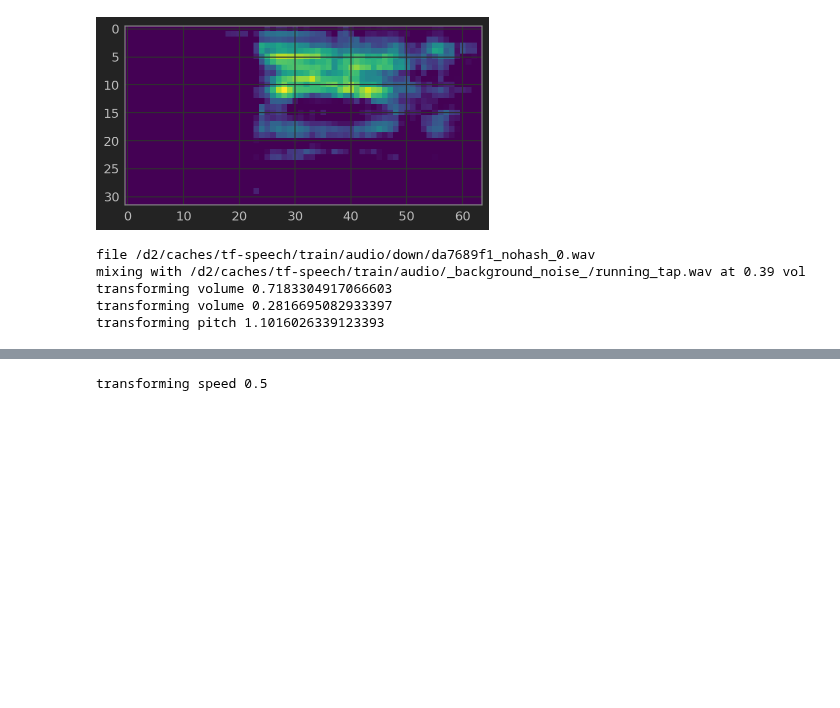
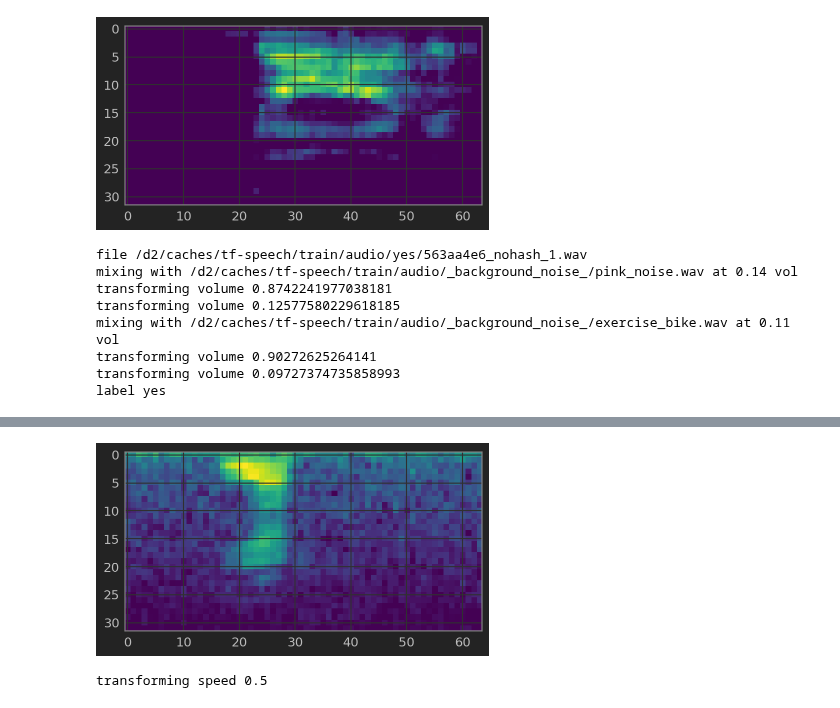
Before and after one commit to myurasov/Kaggle-TF-Speech, a Jupyter notebook: data-generation.ipynb, the cells around one changed output, grey strips where cells are left out. Cells and saved outputs as stored; diff of their text form; code cells hidden in the pictures; blank space fills up the shorter version.

```diff
--- a/data-generation.ipynb
+++ b/data-generation.ipynb
@@ -35,31 +35,31 @@ class DataGenerator(object):
 
         self.mix_with[self.input_dir +
                       '/_background_noise_/doing_the_dishes.wav'] = {
-                          'volume': [0.05, 0.5],
+                          'volume': [0.05, 0.75],
                           'probability': 0.2
                       }
 
         self.mix_with[self.input_dir +
                       '/_background_noise_/exercise_bike.wav'] = {
-                          'volume': [0.05, 0.5],
+                          'volume': [0.05, 0.75],
                           'probability': 0.2
                       }
 
         self.mix_with[self.input_dir +
                       '/_background_noise_/white_noise.wav'] = {
-                          'volume': [0.03, 0.33],
+                          'volume': [0.03, 0.12],
                           'probability': 0.2
                       }
 
         self.mix_with[self.input_dir +
                       '/_background_noise_/dude_miaowing.wav'] = {
-                          'volume': [0.05, 0.5],
+                          'volume': [0.05, 0.75],
                           'probability': 0.2
                       }
 
         self.mix_with[self.input_dir +
                       '/_background_noise_/pink_noise.wav'] = {
-                          'volume': [0.03, 0.3],
+                          'volume': [0.03, 0.15],
                           'probability': 0.2
                       }
 
@@ -292,13 +292,18 @@ if __name__ == '__main__':
 # %% [output]
 [figure]
 # %%
+dg.debug = True
 e, el = dg.generate_audio()
-# print('label', el)
-# plt.imshow(dg.msg(e))
-# ipd.Audio(e, rate=16000)
+
+print('label', el)
+plt.imshow(dg.msg(e))
+ipd.Audio(e, rate=16000)
 # %% [output]
-file /d2/caches/tf-speech/train/audio/down/da7689f1_nohash_0.wav
-mixing with /d2/caches/tf-speech/train/audio/_background_noise_/running_tap.wav at 0.39 vol
-transforming volume 0.7183304917066603
-transforming volume 0.2816695082933397
-transforming pitch 1.1016026339123393
+file /d2/caches/tf-speech/train/audio/yes/563aa4e6_nohash_1.wav
+mixing with /d2/caches/tf-speech/train/audio/_background_noise_/pink_noise.wav at 0.14 vol
+transforming volume 0.8742241977038181
+transforming volume 0.12577580229618185
+mixing with /d2/caches/tf-speech/train/audio/_background_noise_/exercise_bike.wav at 0.11 vol
+transforming volume 0.90272625264141
+transforming volume 0.09727374735858993
+label yes
@@ -305,3 +311,4 @@ transforming pitch 1.1016026339123393
+[figure, added]
 # %%
 c = dg.transform_speed(b.astype(np.float32), 0.5)
 # ipd.Audio(c, rate=16000)
```
Also changed, not shown: parts of 1 cell of this notebook.
